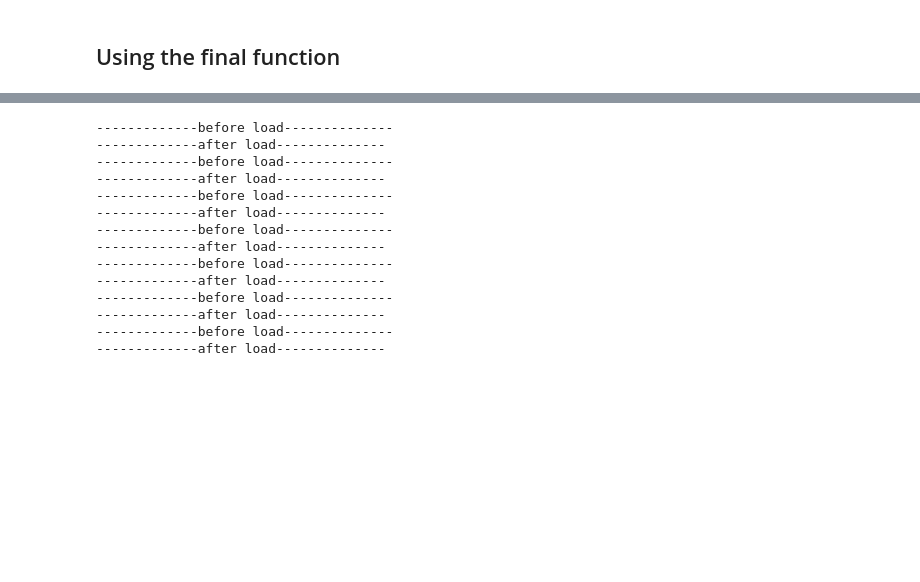
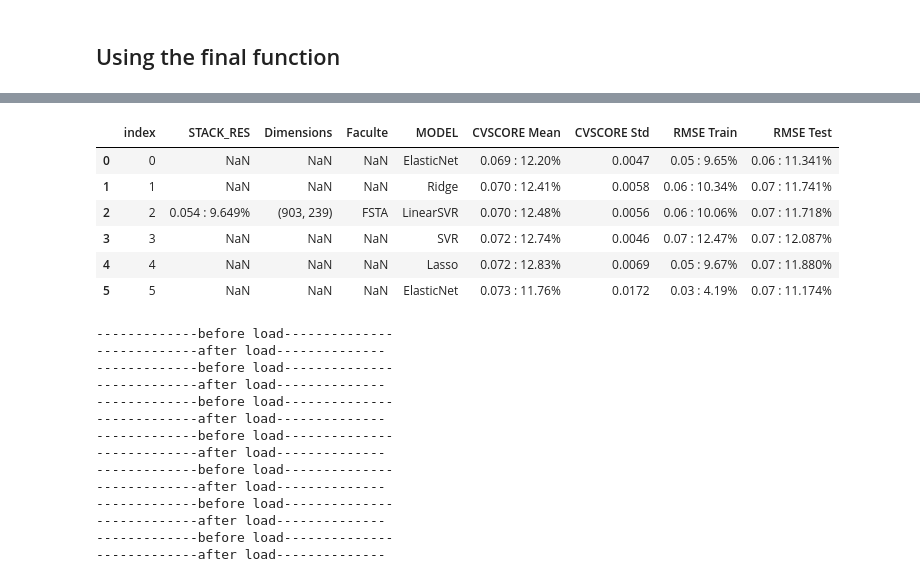
Before and after one commit to espoirMur/Student-Grade-Predictor, a Jupyter notebook: notebook/PredictiveModelTemp.ipynb, the cells around one changed output, grey strips where cells are left out. Saved outputs shown, nothing was run; the diff lists cells and outputs as text; code cells hidden in the pictures; blank space fills up the shorter version.

```diff
--- a/notebook/PredictiveModelTemp.ipynb
+++ b/notebook/PredictiveModelTemp.ipynb
@@ -72,10 +76,2 @@ ValueError: The least populated class in y has only 1 member, which is too few.
 # %%
 final = build_final_dataset(results)
-# %%
-final.fillna(value=' ',inplace=True)
-# %%
-final.reset_index(inplace=True)
-# %%
-final.drop(labels=['index'],axis=1,inplace=True)
-# %%
-final = final[['Faculte','Dimensions','MODEL','RMSE Train','CVSCORE Mean', 'CVSCORE Std', 'RMSE Test' ,'STACK_RES' ]]
@@ -82,3 +98,13 @@ final = final[['Faculte','Dimensions','MODEL','RMSE Train','CVSCORE Mean', 'CVSC
+# %%
+final.head(6)
+# %% [output]
+|  | index | STACK_RES | Dimensions | Faculte | MODEL | CVSCORE Mean | CVSCORE Std | RMSE Train | RMSE Test |
+| 0 | 0 | NaN | NaN | NaN | ElasticNet | 0.069 : 12.20% | 0.0047 | 0.05 : 9.65% | 0.06 : 11.341% |
+| 1 | 1 | NaN | NaN | NaN | Ridge | 0.070 : 12.41% | 0.0058 | 0.06 : 10.34% | 0.07 : 11.741% |
+| 2 | 2 | 0.054 : 9.649% | (903, 239) | FSTA | LinearSVR | 0.070 : 12.48% | 0.0056 | 0.06 : 10.06% | 0.07 : 11.718% |
+| 3 | 3 | NaN | NaN | NaN | SVR | 0.072 : 12.74% | 0.0046 | 0.07 : 12.47% | 0.07 : 12.087% |
+| 4 | 4 | NaN | NaN | NaN | Lasso | 0.072 : 12.83% | 0.0069 | 0.05 : 9.67% | 0.07 : 11.880% |
+| 5 | 5 | NaN | NaN | NaN | ElasticNet | 0.073 : 11.76% | 0.0172 | 0.03 : 4.19% | 0.07 : 11.174% |
 # %%
 final.to_csv('../dataset/ResultDataset.csv')
 # %%
```
Also changed, not shown: parts of 7 cells of this notebook, 40 other files.
